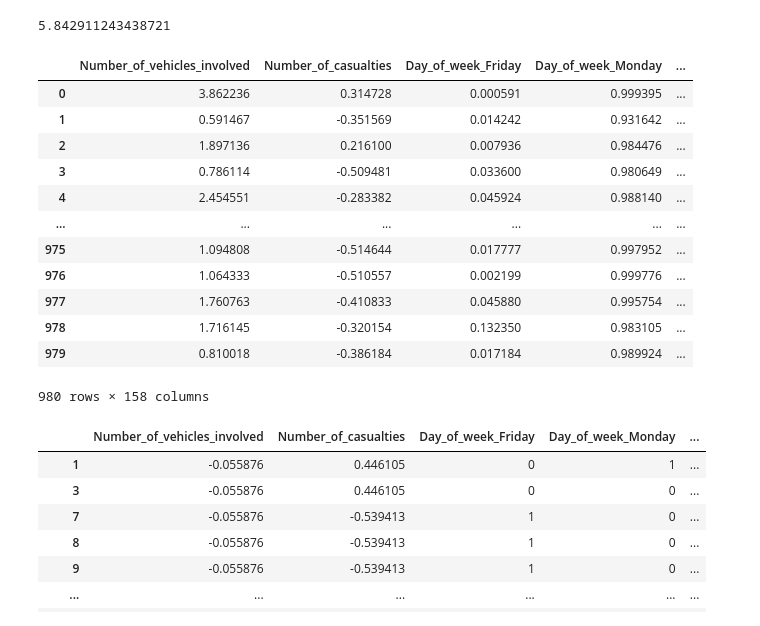
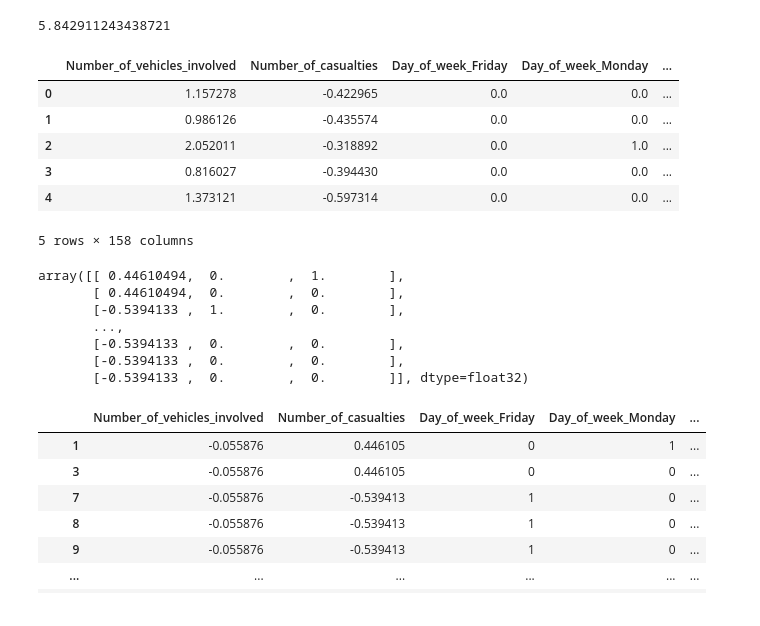
Before and after one commit to JimmyZJC/GR5243-Group-Project, a Jupyter notebook: Notebook/Group Project 2.ipynb, the cells around one changed output. Drawn from its saved outputs; the diff is of its cells as text; code cells hidden in the pictures.

```diff
--- a/Notebook/Group Project 2.ipynb
+++ b/Notebook/Group Project 2.ipynb
@@ -272,38 +272,60 @@ Epoch: 62/62, Generator Loss: 5.842911243438721, Discriminator Loss: 0.450575381
 # %%
 def round_one_hot(encoded_data):
     max_indices = torch.argmax(encoded_data, dim = 1, keepdim = True)
     one_hot = torch.zeros_like(encoded_data)
     one_hot.scatter_(1, max_indices, 1)
     return one_hot
 
 def generate_data(generator, num_data, noise_dim, label_dim, device):
     noise = torch.randn(num_data, noise_dim).to(device)
     labels = torch.zeros(num_data, label_dim).to(device)
     labels[:, 0] = 1
     fake_data = generator(noise, labels)
     return fake_data.detach().cpu()
 
 fake_data = generate_data(generator, 1000, noise_dim, label_dim, device)
 fake_numerical = fake_data[:, :num_numerical]
 fake_categorical = fake_data[:, num_numerical:]
-
+fake_categorical[:, :7] = round_one_hot(fake_categorical[:, :7])
+fake_categorical[:, 7:12] = round_one_hot(fake_categorical[:, 7:12])
+fake_categorical[:, 12:15] = round_one_hot(fake_categorical[:, 12:15])
+fake_categorical[:, 15:22] = round_one_hot(fake_categorical[:, 15:22])
+fake_categorical[:, 22:26] = round_one_hot(fake_categorical[:, 22:26])
+fake_categorical[:, 26:33] = round_one_hot(fake_categorical[:, 26:33])
+fake_categorical[:, 33:50] = round_one_hot(fake_categorical[:, 33:50])
+fake_categorical[:, 50:54] = round_one_hot(fake_categorical[:, 50:54])
+fake_categorical[:, 54:67] = round_one_hot(fake_categorical[:, 54:67])
+fake_categorical[:, 67:74] = round_one_hot(fake_categorical[:, 67:74])
+fake_categorical[:, 74:83] = round_one_hot(fake_categorical[:, 74:83])
+fake_categorical[:, 83:91] = round_one_hot(fake_categorical[:, 83:91])
+fake_categorical[:, 91:96] = round_one_hot(fake_categorical[:, 91:96])
+fake_categorical[:, 96:100] = round_one_hot(fake_categorical[:, 96:100])
+fake_categorical[:, 100:104] = round_one_hot(fake_categorical[:, 100:104])
+fake_categorical[:, 104:114] = round_one_hot(fake_categorical[:, 104:114])
+fake_categorical[:, 114:127] = round_one_hot(fake_categorical[:, 114:127])
+fake_categorical[:, 127:136] = round_one_hot(fake_categorical[:, 127:136])
+fake_categorical[:, 136:156] = round_one_hot(fake_categorical[:, 136:156])
 fake_data = np.concatenate((fake_numerical, fake_categorical), axis = 1)
 fake_data = pd.DataFrame(fake_data, columns = X_cgan.columns)
-fake_data.head(-20)
+fake_data.head()
 # %% [output]
 |  | Number_of_vehicles_involved | Number_of_casualties | Day_of_week_Friday | Day_of_week_Monday | ... |
-| 0 | 3.862236 | 0.314728 | 0.000591 | 0.999395 | ... |
-| 1 | 0.591467 | -0.351569 | 0.014242 | 0.931642 | ... |
-| 2 | 1.897136 | 0.216100 | 0.007936 | 0.984476 | ... |
-| 3 | 0.786114 | -0.509481 | 0.033600 | 0.980649 | ... |
-| 4 | 2.454551 | -0.283382 | 0.045924 | 0.988140 | ... |
-| ... | ... | ... | ... | ... | ... |
-| 975 | 1.094808 | -0.514644 | 0.017777 | 0.997952 | ... |
-| 976 | 1.064333 | -0.510557 | 0.002199 | 0.999776 | ... |
-| 977 | 1.760763 | -0.410833 | 0.045880 | 0.995754 | ... |
-| 978 | 1.716145 | -0.320154 | 0.132350 | 0.983105 | ... |
-| 979 | 0.810018 | -0.386184 | 0.017184 | 0.989924 | ... |
+| 0 | 1.157278 | -0.422965 | 0.0 | 0.0 | ... |
+| 1 | 0.986126 | -0.435574 | 0.0 | 0.0 | ... |
+| 2 | 2.052011 | -0.318892 | 0.0 | 1.0 | ... |
+| 3 | 0.816027 | -0.394430 | 0.0 | 0.0 | ... |
+| 4 | 1.373121 | -0.597314 | 0.0 | 0.0 | ... |
-980 rows × 158 columns
+5 rows × 158 columns
+# %%
+X[:,1:4]
+# %% [output]
+array([[ 0.44610494,  0.        ,  1.        ],
+       [ 0.44610494,  0.        ,  0.        ],
+       [-0.5394133 ,  1.        ,  0.        ],
+       ...,
+       [-0.5394133 ,  0.        ,  0.        ],
+       [-0.5394133 ,  0.        ,  0.        ],
+       [-0.5394133 ,  0.        ,  0.        ]], dtype=float32)
 # %%
 X_cgan
 # %% [output]
```
